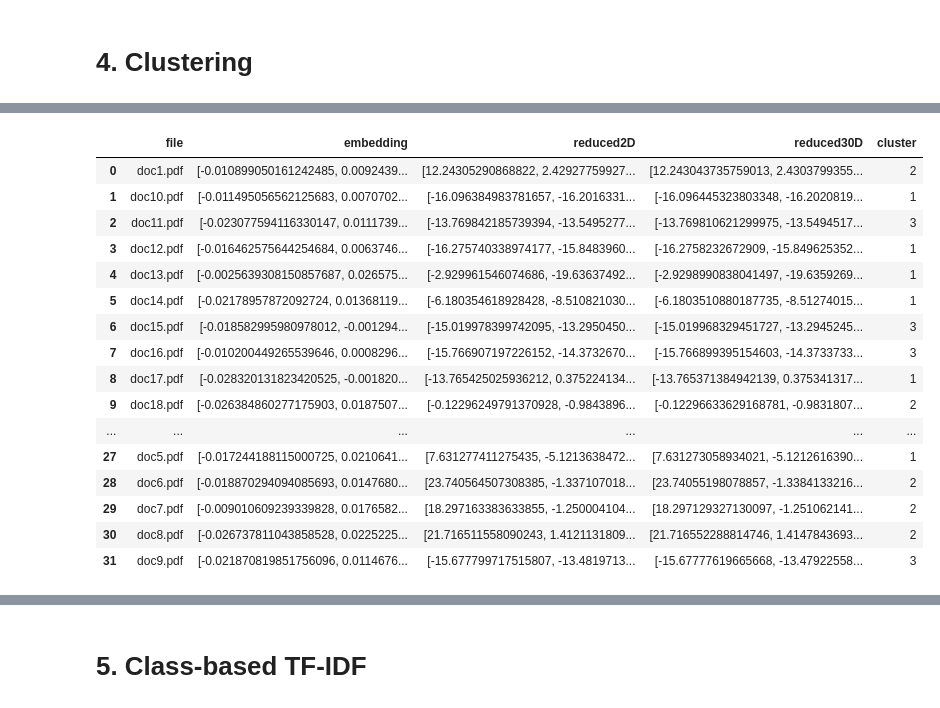
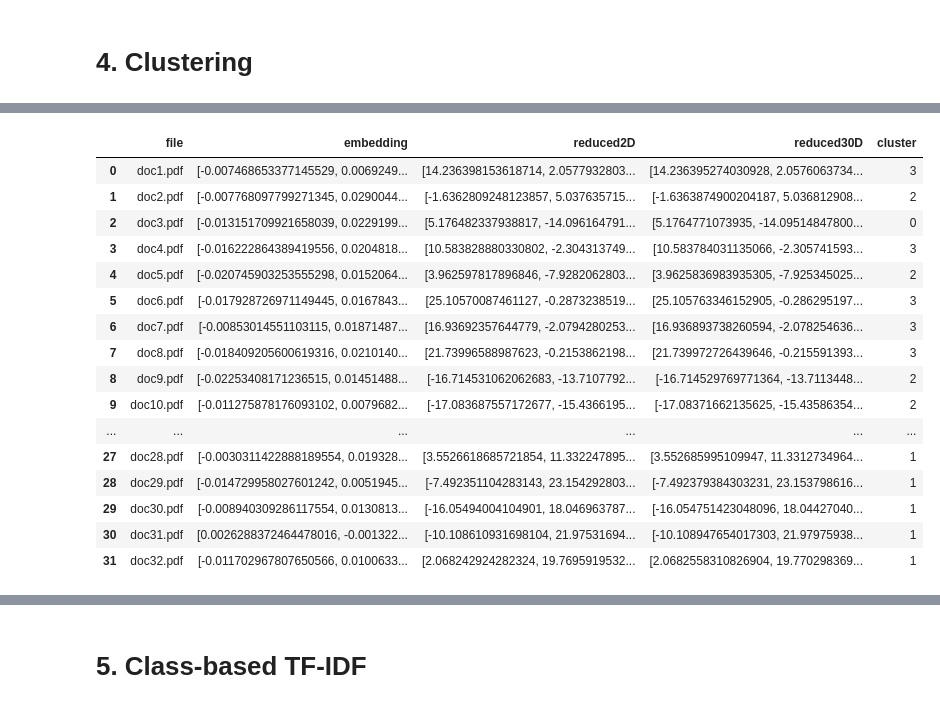
Before and after one commit to Verse1/topic-modeling, a Jupyter notebook: model.ipynb, the cells around one changed output, grey strips where cells are left out. Cells and saved outputs as stored; diff of their text form; code cells hidden in the pictures.

```diff
--- a/model.ipynb
+++ b/model.ipynb
@@ -21,6 +21,8 @@ from sklearn.metrics.pairwise import cosine_similarity
 # %%
 pdf_dir = "./data"
 pdf_files = [f for f in os.listdir(pdf_dir) if f.endswith(".pdf")]
+docsSorted = sorted(pdf_files, key=lambda x: (int(x.split('doc')[1].split('.pdf')[0])))
+pdf_files=docsSorted
 title_abstract_list = []
 # %%
 def extract_title_abstract(pdf_path):
@@ -80,7 +78,7 @@ lemmatizer=WordNetLemmatizer()
 def preprocess_text(text):
     words=word_tokenize(text)
     stop_words = set(stopwords.words('english'))
-    filtered= [lemmatizer.lemmatize(w.lower()) for w in words if not w in stop_words and w.isalpha()]
+    filtered= [lemmatizer.lemmatize(w.lower()) for w in words if not w.lower() in stop_words and w.isalpha()]
     return filtered
 # %% [markdown]
 # 2. Embeddings
@@ -219,26 +252,26 @@ plt.show()
 # %%
-clustering=KMeans(n_clusters=4).fit(df["reduced30D"].tolist())
+clustering=KMeans(n_clusters=5, n_init="auto").fit(df["reduced30D"].tolist())
 centroids = clustering.cluster_centers_
 df["cluster"]=clustering.labels_
 df
 # %% [output]
 |  | file | embedding | reduced2D | reduced30D | cluster |
-| 0 | doc1.pdf | [-0.010899050161242485, 0.0092439... | [12.24305290868822, 2.42927759927... | [12.243043735759013, 2.4303799355... | 2 |
-| 1 | doc10.pdf | [-0.011495056562125683, 0.0070702... | [-16.096384983781657, -16.2016331... | [-16.096445323803348, -16.2020819... | 1 |
-| 2 | doc11.pdf | [-0.023077594116330147, 0.0111739... | [-13.769842185739394, -13.5495277... | [-13.769810621299975, -13.5494517... | 3 |
-| 3 | doc12.pdf | [-0.016462575644254684, 0.0063746... | [-16.275740338974177, -15.8483960... | [-16.2758232672909, -15.849625352... | 1 |
-| 4 | doc13.pdf | [-0.0025639308150857687, 0.026575... | [-2.929961546074686, -19.63637492... | [-2.9298990838041497, -19.6359269... | 1 |
-| 5 | doc14.pdf | [-0.02178957872092724, 0.01368119... | [-6.180354618928428, -8.510821030... | [-6.1803510880187735, -8.51274015... | 1 |
-| 6 | doc15.pdf | [-0.018582995980978012, -0.001294... | [-15.019978399742095, -13.2950450... | [-15.019968329451727, -13.2945245... | 3 |
-| 7 | doc16.pdf | [-0.010200449265539646, 0.0008296... | [-15.766907197226152, -14.3732670... | [-15.766899395154603, -14.3733733... | 3 |
-| 8 | doc17.pdf | [-0.028320131823420525, -0.001820... | [-13.765425025936212, 0.375224134... | [-13.765371384942139, 0.375341317... | 1 |
-| 9 | doc18.pdf | [-0.026384860277175903, 0.0187507... | [-0.12296249791370928, -0.9843896... | [-0.12296633629168781, -0.9831807... | 2 |
+| 0 | doc1.pdf | [-0.007468653377145529, 0.0069249... | [14.236398153618714, 2.0577932803... | [14.236395274030928, 2.0576063734... | 3 |
+| 1 | doc2.pdf | [-0.007768097799271345, 0.0290044... | [-1.6362809248123857, 5.037635715... | [-1.6363874900204187, 5.036812908... | 2 |
+| 2 | doc3.pdf | [-0.013151709921658039, 0.0229199... | [5.176482337938817, -14.096164791... | [5.1764771073935, -14.09514847800... | 0 |
+| 3 | doc4.pdf | [-0.016222864389419556, 0.0204818... | [10.583828880330802, -2.304313749... | [10.583784031135066, -2.305741593... | 3 |
+| 4 | doc5.pdf | [-0.020745903253555298, 0.0152064... | [3.962597817896846, -7.9282062803... | [3.9625836983935305, -7.925345025... | 2 |
+| 5 | doc6.pdf | [-0.017928726971149445, 0.0167843... | [25.10570087461127, -0.2873238519... | [25.105763346152905, -0.286295197... | 3 |
+| 6 | doc7.pdf | [-0.00853014551103115, 0.01871487... | [16.93692357644779, -2.0794280253... | [16.936893738260594, -2.078254636... | 3 |
+| 7 | doc8.pdf | [-0.018409205600619316, 0.0210140... | [21.73996588987623, -0.2153862198... | [21.739972726439646, -0.215591393... | 3 |
+| 8 | doc9.pdf | [-0.02253408171236515, 0.01451488... | [-16.714531062062683, -13.7107792... | [-16.714529769771364, -13.7113448... | 2 |
+| 9 | doc10.pdf | [-0.011275878176093102, 0.0079682... | [-17.083687557172677, -15.4366195... | [-17.08371662135625, -15.43586354... | 2 |
 | ... | ... | ... | ... | ... | ... |
-| 27 | doc5.pdf | [-0.017244188115000725, 0.0210641... | [7.631277411275435, -5.1213638472... | [7.631273058934021, -5.1212616390... | 1 |
-| 28 | doc6.pdf | [-0.018870294094085693, 0.0147680... | [23.740564507308385, -1.337107018... | [23.74055198078857, -1.3384133216... | 2 |
-| 29 | doc7.pdf | [-0.009010609239339828, 0.0176582... | [18.297163383633855, -1.250004104... | [18.297129327130097, -1.251062141... | 2 |
-| 30 | doc8.pdf | [-0.026737811043858528, 0.0225225... | [21.716511558090243, 1.4121131809... | [21.716552288814746, 1.4147843693... | 2 |
-| 31 | doc9.pdf | [-0.021870819851756096, 0.0114676... | [-15.677799717515807, -13.4819713... | [-15.67777619665668, -13.47922558... | 3 |
+| 27 | doc28.pdf | [-0.0030311422888189554, 0.019328... | [3.5526618685721854, 11.332247895... | [3.552685995109947, 11.3312734964... | 1 |
+| 28 | doc29.pdf | [-0.014729958027601242, 0.0051945... | [-7.492351104283143, 23.154292803... | [-7.492379384303231, 23.153798616... | 1 |
+| 29 | doc30.pdf | [-0.008940309286117554, 0.0130813... | [-16.05494004104901, 18.046963787... | [-16.054751423048096, 18.04427040... | 1 |
+| 30 | doc31.pdf | [0.0026288372464478016, -0.001322... | [-10.108610931698104, 21.97531694... | [-10.108947654017303, 21.97975938... | 1 |
+| 31 | doc32.pdf | [-0.011702967807650566, 0.0100633... | [2.068242924282324, 19.7695919532... | [2.0682558310826904, 19.770298369... | 1 |
 # %%
 from scipy.spatial import distance
 cluster_info = pd.DataFrame(columns=['Cluster number', 'Representative documents'])
```
Also changed, not shown: parts of 16 cells of this notebook, 4 other files.
